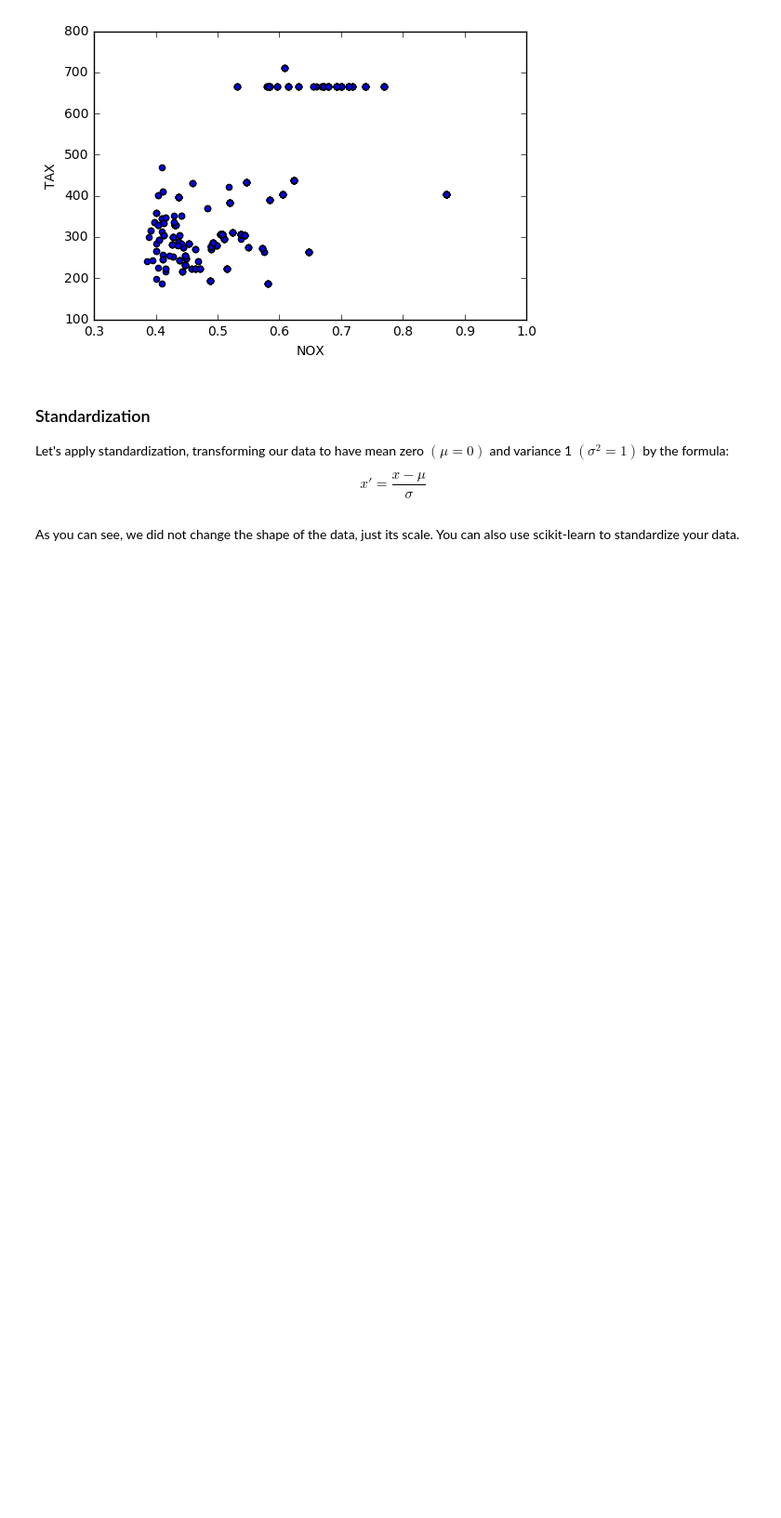
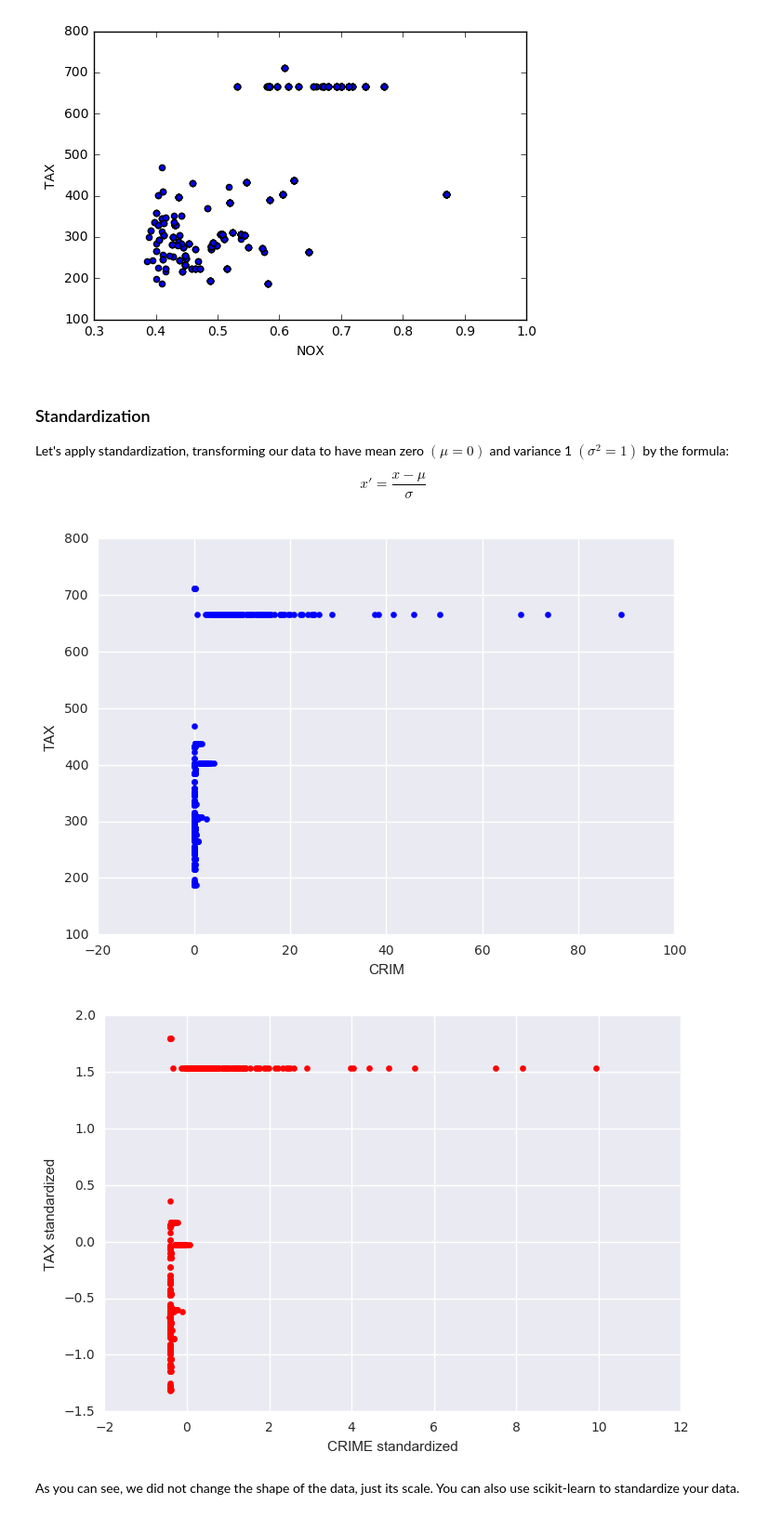
Before and after one commit to craigdewar/craigdewar-dsi, a Jupyter notebook: week-03/3.1-lesson/code/starter-code/Feature-Scaling-Starter.ipynb, the cells around one changed output. Shown at 93% size. Saved outputs shown, nothing was run; the diff lists cells and outputs as text; code cells hidden in the pictures; blank space fills up the shorter version.

```diff
--- a/week-03/3.1-lesson/code/starter-code/Feature-Scaling-Starter.ipynb
+++ b/week-03/3.1-lesson/code/starter-code/Feature-Scaling-Starter.ipynb
@@ -40,27 +64,30 @@ Let's apply standardization, transforming our data to have mean zero $(\mu = 0)$
 
 $$ x' = \frac{x - \mu}{\sigma}$$
 # %%
-xs = df["NOX"]
+xs = df["CRIM"]
 ys = df["TAX"]
 plt.scatter(xs, ys, color='b')
-plt.xlabel("NOX")
+plt.xlabel("CRIM")
 plt.ylabel("TAX")
 plt.show()
 
-xs = df["NOX"]
+xs = df["CRIM"]
 mean = np.mean(xs)
 std = np.std(xs)
 xs = [(x - mean) / std for x in xs]
 
 ys = df["TAX"]
 mean = np.mean(ys)
 std = np.std(ys)
 ys = [(y - mean) / std for y in ys]
 
 plt.scatter(xs, ys, color='r')
-plt.xlabel("NOX standardized")
+plt.xlabel("CRIME standardized")
 plt.ylabel("TAX standardized")
 plt.show()
+# %% [output]
+[figure, added]
+[figure, added]
 # %% [markdown]
 As you can see, we did not change the shape of the data, just its scale. You can also use scikit-learn to standardize your data.
 # %%
```
Also changed, not shown: parts of 7 cells of this notebook, 3 other files.
